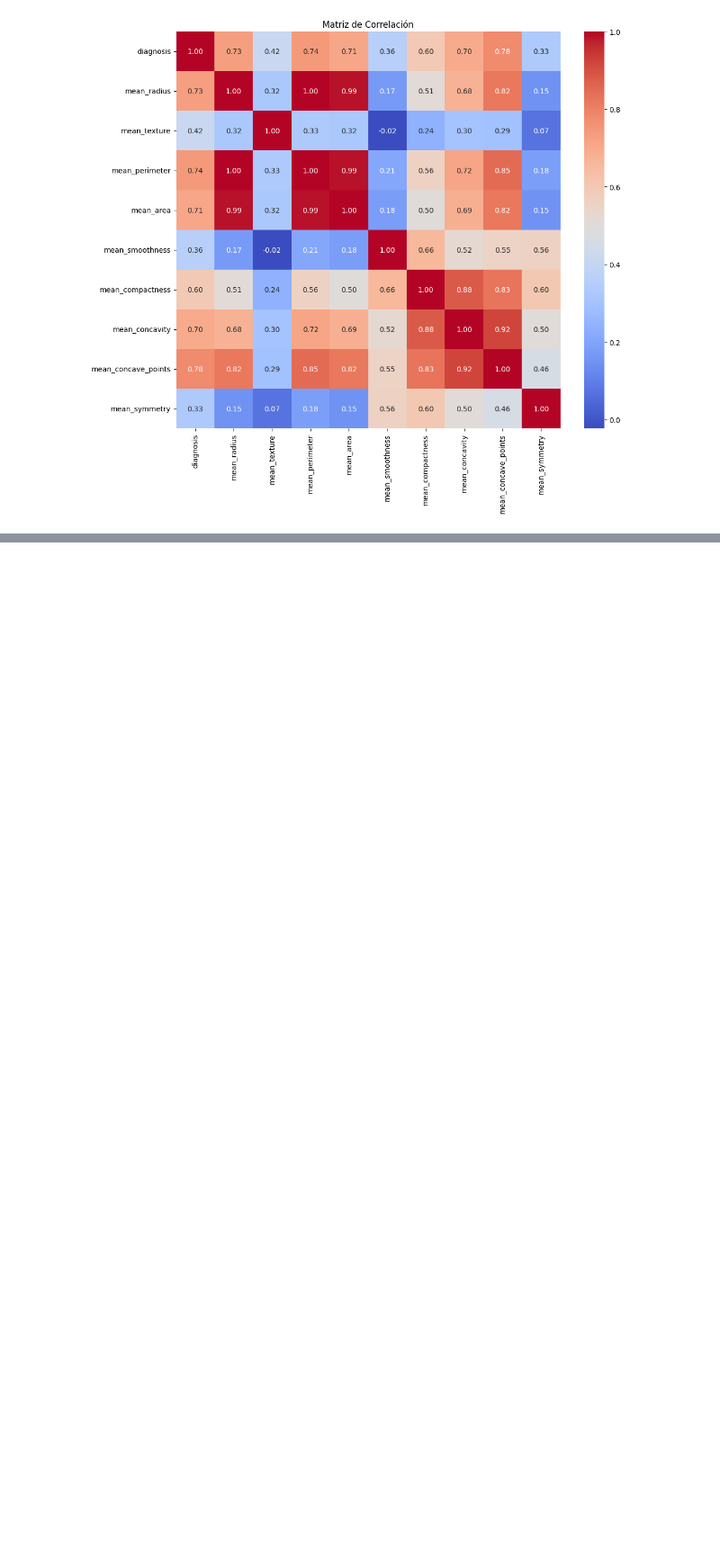
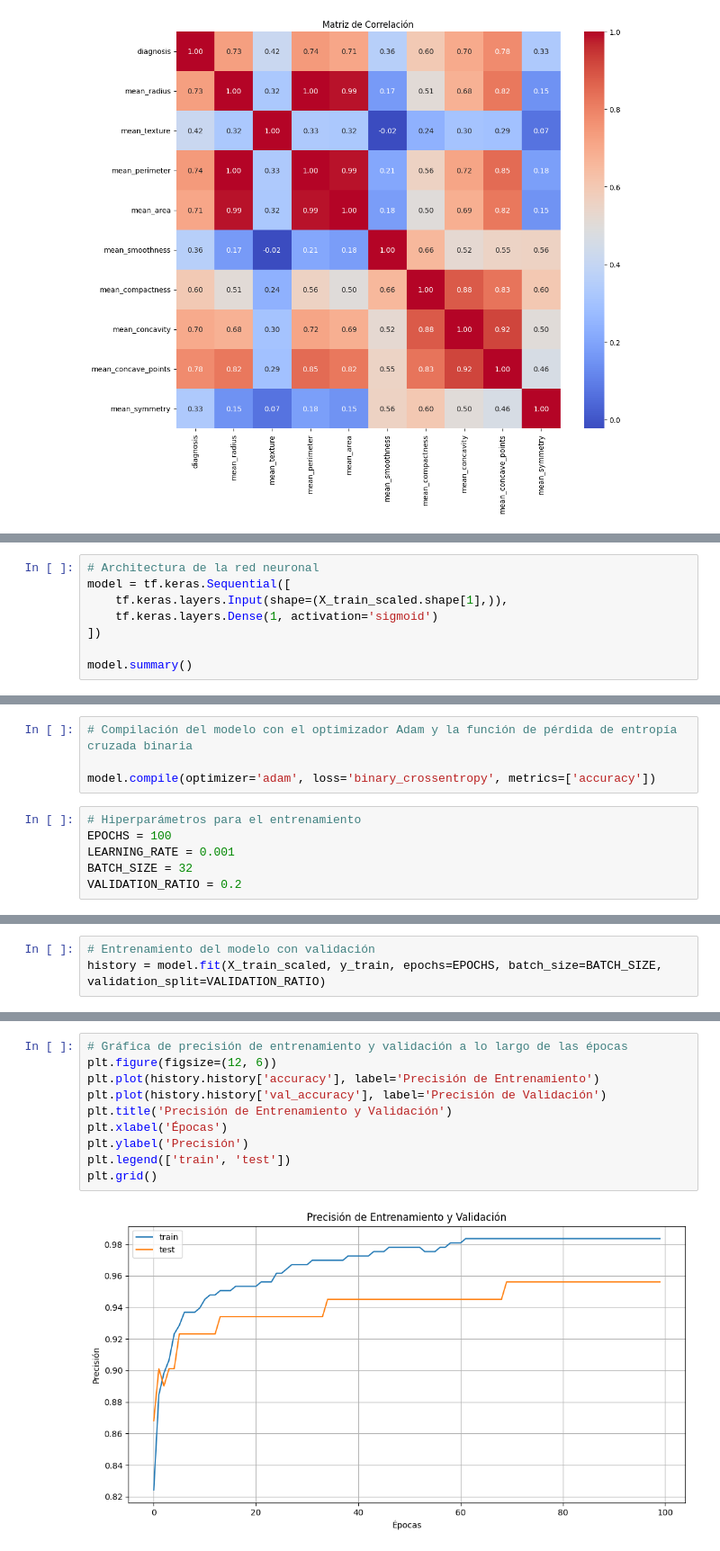
Before and after one commit to Carlos-HC/Single-Neuron-Network-Team9, a Jupyter notebook: single-neuron.ipynb, the cells around one changed output, grey strips where cells are left out. Shown at 90% size. Saved outputs shown, nothing was run; the diff lists cells and outputs as text; blank space fills up the shorter version.

```diff
--- a/single-neuron.ipynb
+++ b/single-neuron.ipynb
@@ -92,0 +123,8 @@ Todas las features de estos grupos muestran una correlación de al menos .7, exc
+# %%
+# Architectura de la red neuronal
+model = tf.keras.Sequential([
+    tf.keras.layers.Input(shape=(X_train_scaled.shape[1],)),
+    tf.keras.layers.Dense(1, activation='sigmoid')
+])
+
+model.summary()
@@ -92,0 +141,10 @@ Todas las features de estos grupos muestran una correlación de al menos .7, exc
+# %%
+# Compilación del modelo con el optimizador Adam y la función de pérdida de entropía cruzada binaria
+
+model.compile(optimizer='adam', loss='binary_crossentropy', metrics=['accuracy'])
+# %%
+# Hiperparámetros para el entrenamiento
+EPOCHS = 100
+LEARNING_RATE = 0.001
+BATCH_SIZE = 32
+VALIDATION_RATIO = 0.2
@@ -92,0 +160,3 @@ Todas las features de estos grupos muestran una correlación de al menos .7, exc
+# %%
+# Entrenamiento del modelo con validación
+history = model.fit(X_train_scaled, y_train, epochs=EPOCHS, batch_size=BATCH_SIZE, validation_split=VALIDATION_RATIO)
@@ -92,0 +181,12 @@ Todas las features de estos grupos muestran una correlación de al menos .7, exc
+# %%
+# Gráfica de precisión de entrenamiento y validación a lo largo de las épocas
+plt.figure(figsize=(12, 6))
+plt.plot(history.history['accuracy'], label='Precisión de Entrenamiento')
+plt.plot(history.history['val_accuracy'], label='Precisión de Validación')
+plt.title('Precisión de Entrenamiento y Validación')
+plt.xlabel('Épocas')
+plt.ylabel('Precisión')
+plt.legend(['train', 'test'])
+plt.grid()
+# %% [output]
+[figure, added]
```
Also changed, not shown: parts of 20 cells of this notebook.
